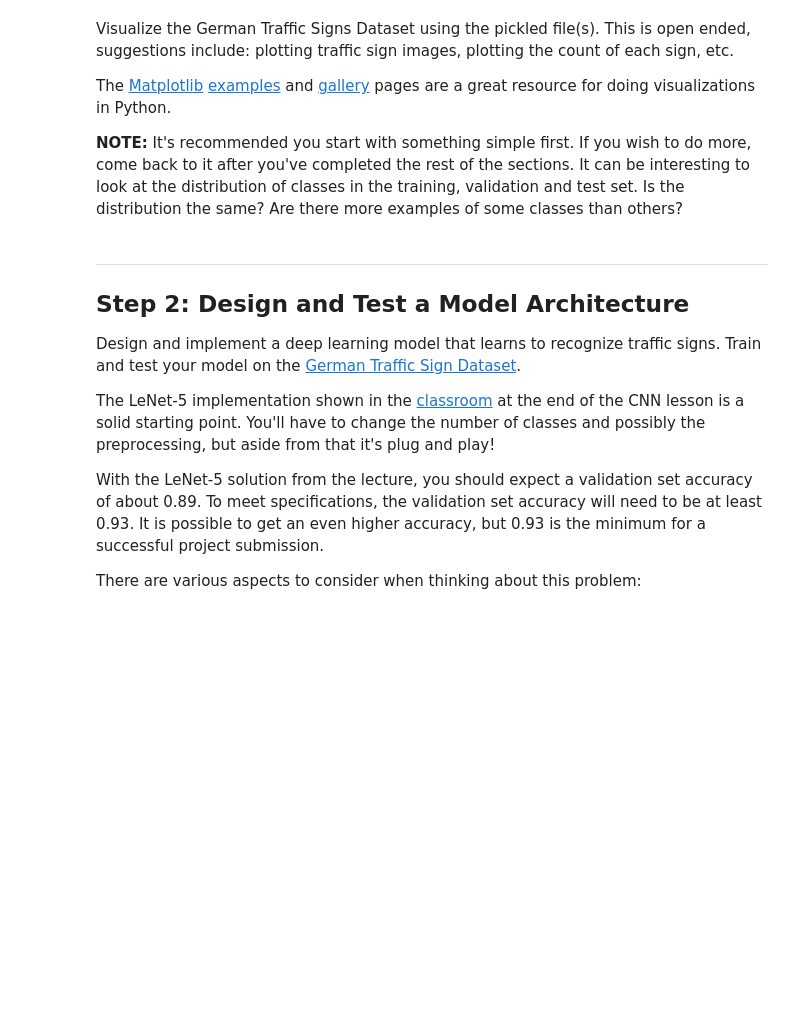
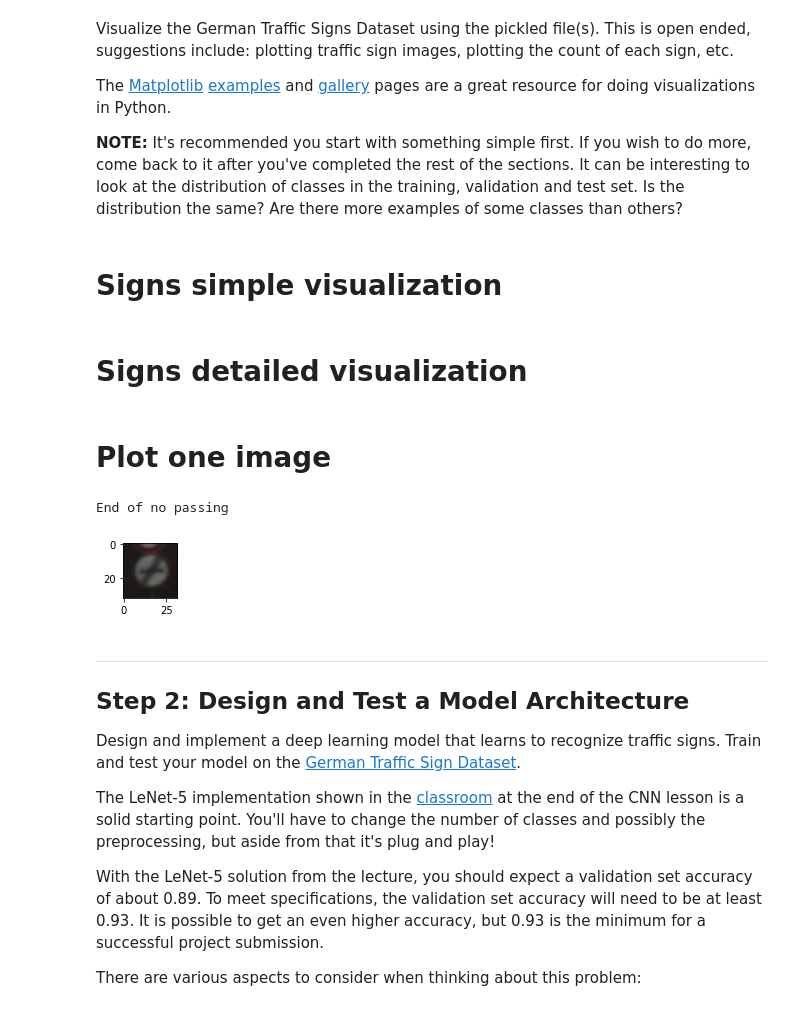
Before and after one commit to GiorGio82/P3-Traffic-Sign-Classifier, a Jupyter notebook: Traffic_Sign_Classifier.ipynb, the cells around one changed output. Cells and saved outputs as stored; diff of their text form; code cells hidden in the pictures; blank space fills up the shorter version.

```diff
--- a/Traffic_Sign_Classifier.ipynb
+++ b/Traffic_Sign_Classifier.ipynb
@@ -6,12 +19,9 @@
 # %%
-# Load pickled data
-import pickle
 
-# TODO: Fill this in based on where you saved the training and testing data
 
-training_file = ?
-validation_file=?
-testing_file = ?
+training_file = '../traffic-signs-data/train.p'
+validation_file= '../traffic-signs-data/valid.p'
+testing_file = '../traffic-signs-data/test.p'
 
 with open(training_file, mode='rb') as f:
     train = pickle.load(f)
@@ -23,3 +33,7 @@ with open(testing_file, mode='rb') as f:
 X_train, y_train = train['features'], train['labels']
 X_valid, y_valid = valid['features'], valid['labels']
 X_test, y_test = test['features'], test['labels']
+
+assert(len(X_train) == len(y_train))
+assert(len(X_valid) == len(y_valid))
+assert(len(X_test) == len(y_test))
@@ -71,0 +140,2 @@ The [Matplotlib](http://matplotlib.org/) [examples](http://matplotlib.org/exampl
+# %% [markdown]
+# Signs simple visualization
@@ -71,0 +183,2 @@ The [Matplotlib](http://matplotlib.org/) [examples](http://matplotlib.org/exampl
+# %% [markdown]
+# Signs detailed visualization
@@ -72,9 +223,19 @@ The [Matplotlib](http://matplotlib.org/) [examples](http://matplotlib.org/exampl
+# %% [markdown]
+# Plot one image
 # %%
 ### Data exploration visualization code goes here.
 ### Feel free to use as many code cells as needed.
-import matplotlib.pyplot as plt
-# Visualizations will be shown in the notebook.
-%matplotlib inline
+
+
+index = 3 #random.randint(0, len(X_test))
+image = X_train[index]
+
+plt.figure(figsize=(1,1))
+plt.imshow(image)
+print(signnames[y_train[index]])
+# %% [output]
+End of no passing
+[figure, added]
 # %% [markdown]
 ----
 
```
Also changed, not shown: parts of 90 cells of this notebook, 26 other files.
